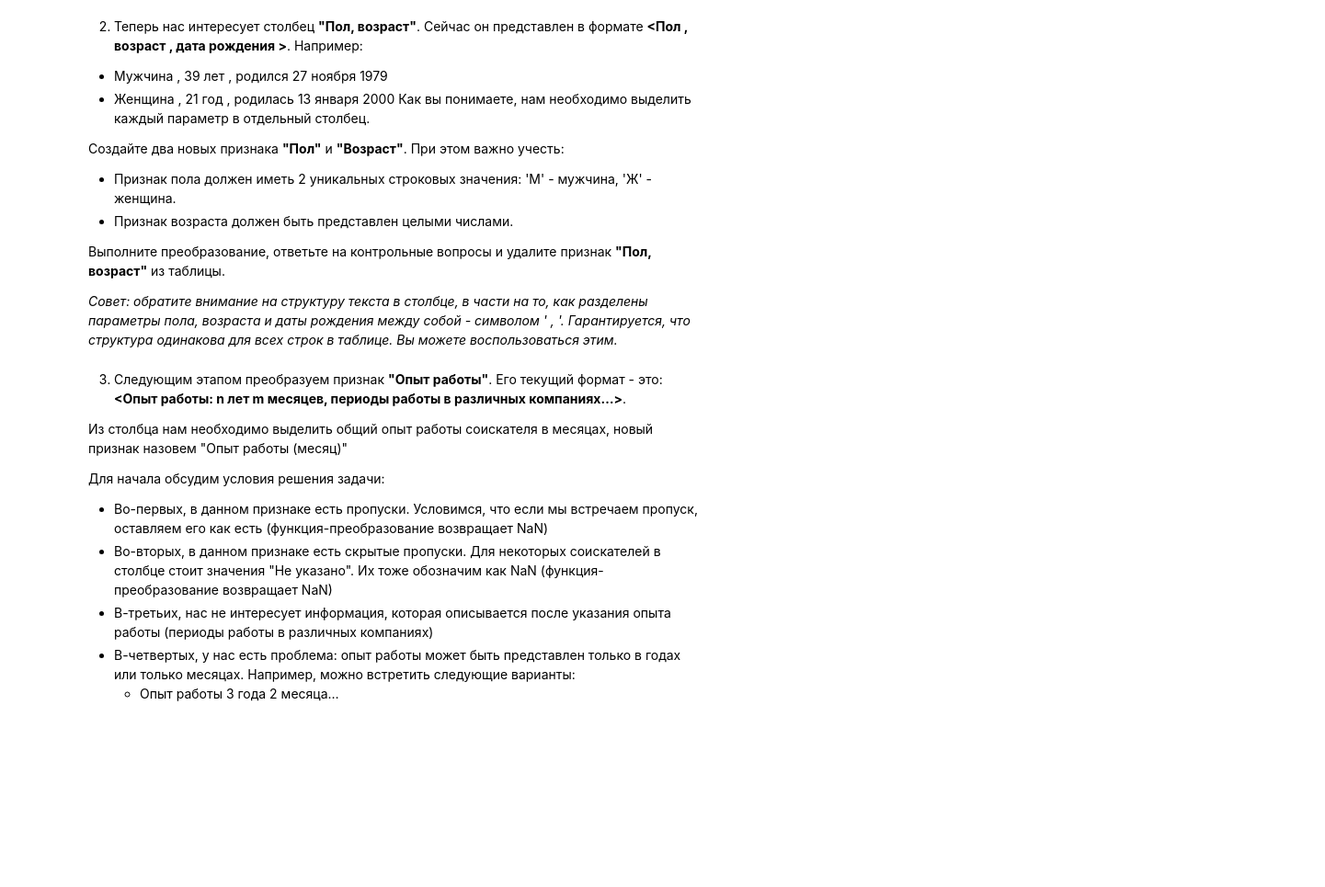
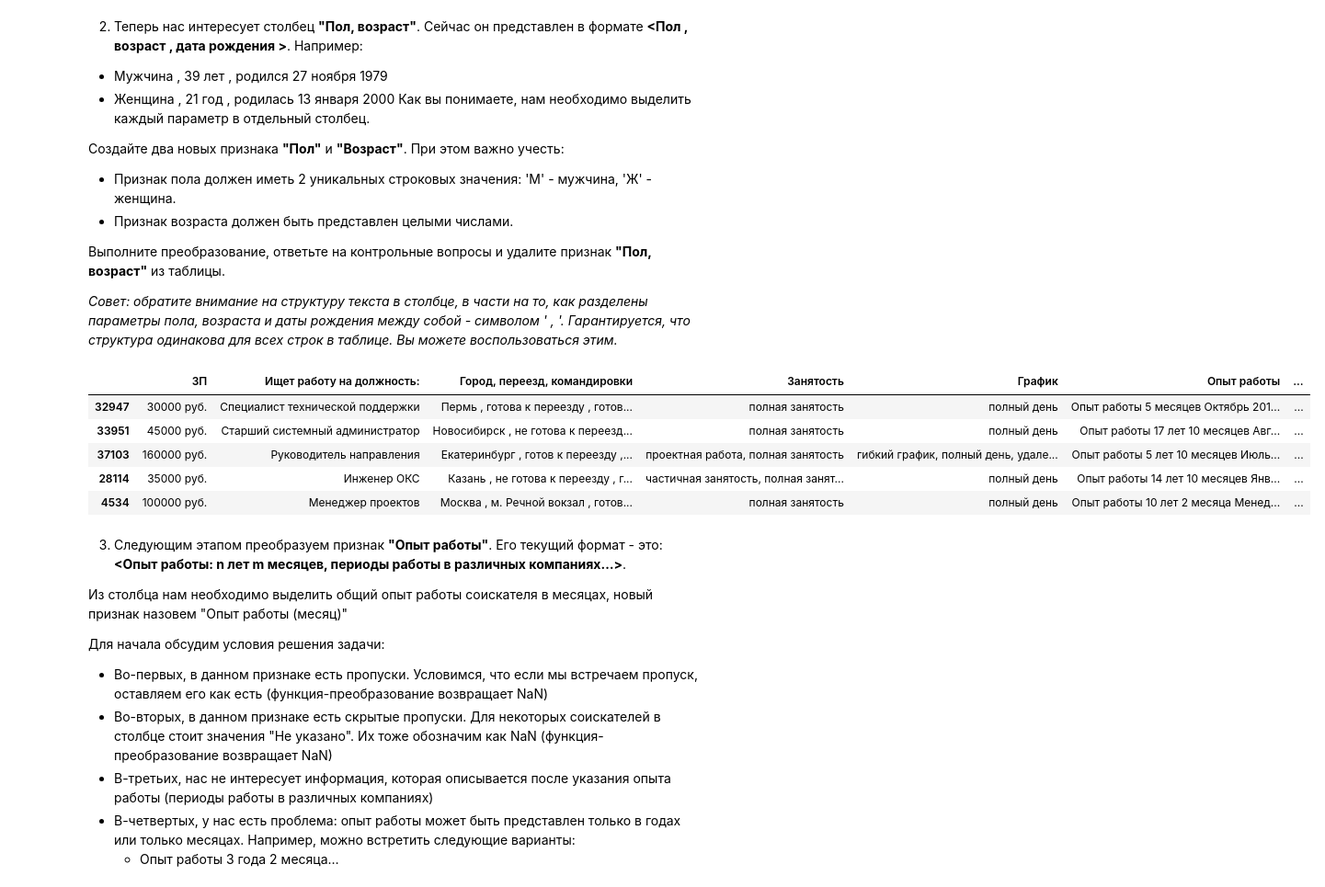
Before and after one commit to SergeyMarashov/data_science, a Jupyter notebook: Project_1/Project-1._Ноутбук-шаблон.ipynb, the cells around one changed output. Shown: that part at 92% size. Cells and saved outputs as stored; diff of their text form; code cells hidden in the pictures; blank space fills up the shorter version.

```diff
--- a/Project_1/Project-1._Ноутбук-шаблон.ipynb
+++ b/Project_1/Project-1._Ноутбук-шаблон.ipynb
@@ -14,7 +14,7 @@ import plotly.express as px
 1. Прочитайте данные с помощью библиотеки Pandas. Совет: перед чтением обратите внимание на разделитель внутри файла.
 # %%
 #ваш код здесь
-hh_df = pd.read_csv('data/dst-3.0_16_1_hh_database.csv', sep=';')
+headhunter_df = pd.read_csv('data/dst-3.0_16_1_hh_database.csv', sep=';')
 # %% [markdown]
 2. Выведите несколько первых (последних) строк таблицы, чтобы убедиться в том, что ваши данные не повреждены. Ознакомьтесь с признаками и их структурой.
 # %%
@@ -94,5 +89,8 @@ hh_df.describe()
 Совет: обратите внимание на структуру текста в столбце **"Образование и ВУЗ"**. Гарантируется, что текущий уровень образования соискателя всегда находится в первых 2ух слов и начинается с заглавной буквы. Воспользуйтесь этим.
 
 *Совет: проверяйте полученные категории, например, с помощью метода unique()*
+# %%
+# перед началом всех преобразований созадим копию исходного дата сета
+hh_df = headhunter_df.copy()
 # %%
 #ваш код здесь
@@ -98,0 +118,15 @@ hh_df.describe()
+# %%
+# применим функцию и создадим новй признак
+education = hh_df['Образование и ВУЗ'].apply(get_education_level)
+
+# проверим корректность работы нашей функции
+print(education.value_counts())
+
+# создадим новый признак таблицы "Образование"
+hh_df['Образование'] = education
+
+# удалим признак "Образования и ВУЗ"
+hh_df.drop(['Образование и ВУЗ'], axis=1, inplace=True)
+
+# проверим измененную таблицу
+hh_df.sample(5)
@@ -112,6 +159,25 @@ hh_df.describe()
 Гарантируется, что структура одинакова для всех строк в таблице. Вы можете воспользоваться этим.*
 # %%
 #ваш код здесь
+# создадим два новых признака "Пол" и "Возраст" воспользовавшись lambda-функцией
+gender = hh_df['Пол, возраст'].apply(lambda x: 'M' if x.split(',')[0].split()[0] =='Мужчина' else 'Ж')
+years_old = hh_df['Пол, возраст'].apply(lambda x: int (x.split(',')[1].split()[0]))
+# %%
+# добавим новые признаки в таблицу и удалим признак "Пол, возраст"
+hh_df['Пол'] = gender
+hh_df['Возраст'] = years_old
+
+hh_df.drop(['Пол, возраст'], axis=1, inplace=True)
+
+# проверим таблицу
+hh_df.sample(5)
+# %% [output]
+|  | ЗП | Ищет работу на должность: | Город, переезд, командировки | Занятость | График | Опыт работы | ... |
+| 32947 | 30000 руб. | Специалист технической поддержки | Пермь , готова к переезду , готов... | полная занятость | полный день | Опыт работы 5 месяцев Октябрь 201... | ... |
+| 33951 | 45000 руб. | Старший системный администратор | Новосибирск , не готова к переезд... | полная занятость | полный день | Опыт работы 17 лет 10 месяцев Авг... | ... |
+| 37103 | 160000 руб. | Руководитель направления | Екатеринбург , готов к переезду ,... | проектная работа, полная занятость | гибкий график, полный день, удале... | Опыт работы 5 лет 10 месяцев Июль... | ... |
+| 28114 | 35000 руб. | Инженер ОКС | Казань , не готова к переезду , г... | частичная занятость, полная занят... | полный день | Опыт работы 14 лет 10 месяцев Янв... | ... |
+| 4534 | 100000 руб. | Менеджер проектов | Москва , м. Речной вокзал , готов... | полная занятость | полный день | Опыт работы 10 лет 2 месяца Менед... | ... |
 # %% [markdown]
 3. Следующим этапом преобразуем признак **"Опыт работы"**. Его текущий формат - это: **<Опыт работы: n лет m месяцев, периоды работы в различных компаниях…>**.
 
```
Also changed, not shown: parts of 13 cells of this notebook, 1 other file.
